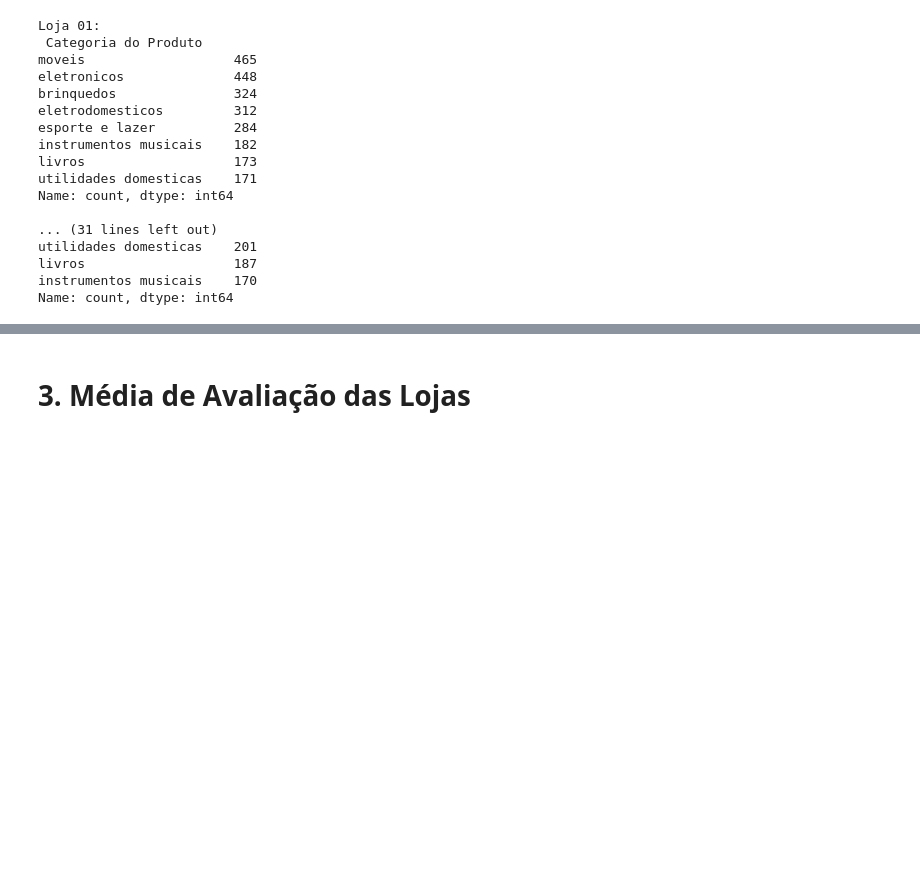
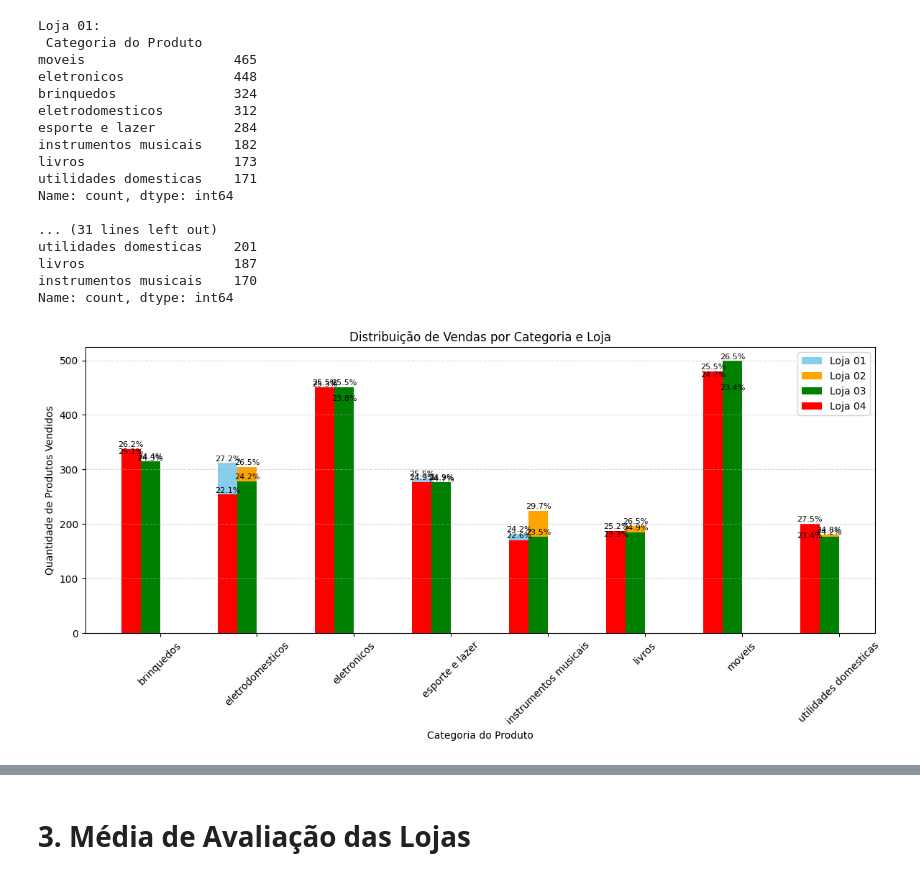
Before and after one commit to ElsCorporation/ChallengeAlluraStore, a Jupyter notebook: AluraStoreBrEdinhoLima.ipynb, the cells around one changed output, grey strips where cells are left out. Saved outputs shown, nothing was run; the diff lists cells and outputs as text; code cells hidden in the pictures; blank space fills up the shorter version.

```diff
--- a/AluraStoreBrEdinhoLima.ipynb
+++ b/AluraStoreBrEdinhoLima.ipynb
@@ -69,3 +88,55 @@ utilidades domesticas    201
 livros                   187
 instrumentos musicais    170
 Name: count, dtype: int64
+# %%
+import matplotlib.pyplot as plt
+import numpy as np
+import pandas as pf
+
+df = pf.DataFrame(
+    {
+       'Loja 01': contagemCategoriasLoja01,
+       'Loja 02': contagemCategoriasLoja02,
+       'Loja 03': contagemCategoriasLoja03,
+       'Loja 04': contagemCategoriasLoja04
+    }
+).fillna(0).astype(int)
+
+categorias = df.index
+x = np.arange(len(categorias))
+
+largura = 0.2
+
+fig, ax = plt.subplots(figsize=(12,6))
+
+barras1 = ax.bar(x - 1.5 * largura, df['Loja 01'], width=largura, label='Loja 01', color='skyblue')
+barras2 = ax.bar(x - 0.5 * largura, df['Loja 02'], width=largura, label='Loja 02', color='orange')
+barras3 = ax.bar(x - 0.5 * largura, df['Loja 03'], width=largura, label='Loja 03', color='green')
+barras4 = ax.bar(x - 1.5 * largura, df['Loja 04'], width=largura, label='Loja 04', color='red')
+
+def porcentagem(barras, totalPorCategoria):
+  for i, bar in enumerate(barras):
+    altura = bar.get_height()
+    if totalPorCategoria[i] > 0:
+      porcentagem = (altura / totalPorCategoria[i]) * 100
+      ax.text(bar.get_x() + bar.get_width()/2, altura + 1,
+                    f'{porcentagem:.1f}%', ha='center', va='bottom', fontsize=8)
+
+total_por_categoria = df.sum(axis=1).values
+porcentagem(barras1, total_por_categoria)
+porcentagem(barras2, total_por_categoria)
+porcentagem(barras3, total_por_categoria)
+porcentagem(barras4, total_por_categoria)
+
+ax.set_xlabel('Categoria do Produto')
+ax.set_ylabel('Quantidade de Produtos Vendidos')
+ax.set_title('Distribuição de Vendas por Categoria e Loja')
+ax.set_xticks(x)
+ax.set_xticklabels(categorias, rotation=45)
+ax.legend()
+ax.grid(axis='y', linestyle='--', alpha=0.5)
+
+plt.tight_layout()
+plt.show()
+# %% [output]
+[figure, added]
```
Also changed, not shown: parts of 4 cells of this notebook.
